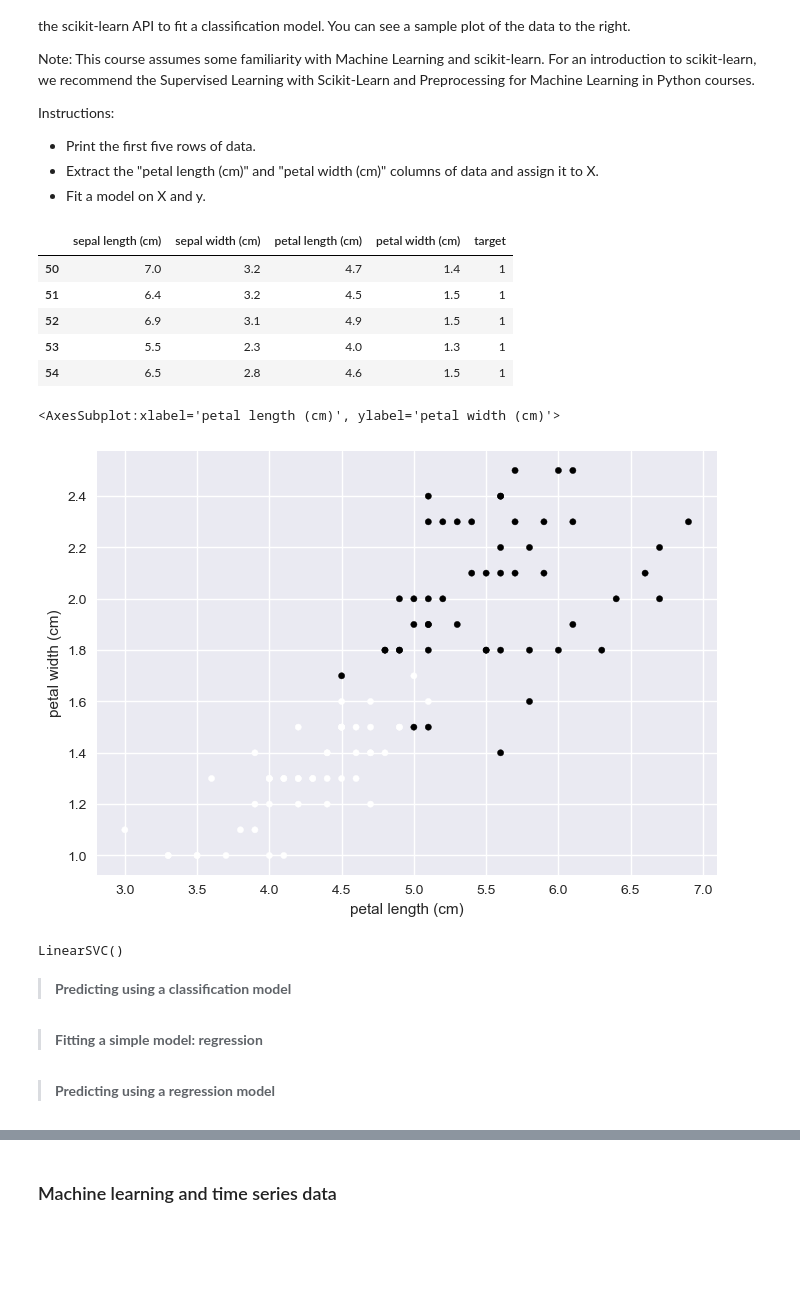
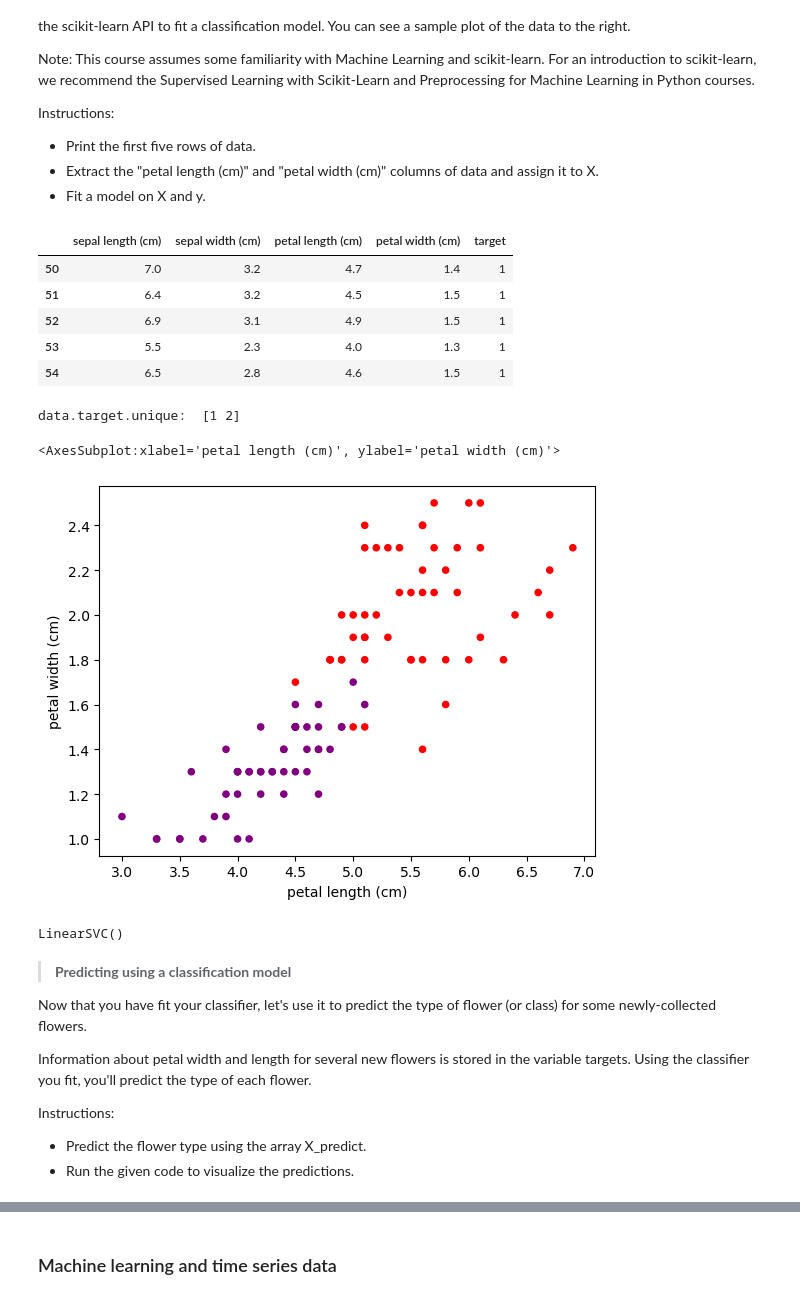
Before and after one commit to anhhaibkhn/Data-Science-selfstudy-notes-Blog, a Jupyter notebook: _notebooks/Machine Learning for Time Series Data in Python/2022-08-29-Machine Learning for Time Series Data in Python.ipynb, the cells around one changed output, grey strips where cells are left out. Cells and saved outputs as stored; diff of their text form; code cells hidden in the pictures; blank space fills up the shorter version.

```diff
--- a/_notebooks/Machine Learning for Time Series Data in Python/2022-08-29-Machine Learning for Time Series Data in Python.ipynb
+++ b/_notebooks/Machine Learning for Time Series Data in Python/2022-08-29-Machine Learning for Time Series Data in Python.ipynb
@@ -158,21 +156,25 @@ Instructions:<br>
 - Fit a model on X and y.
 # %%
 data = pd.read_csv('datasets/iris.csv', index_col=[0])
+import matplotlib as mpl
+mpl.rcParams.update(mpl.rcParamsDefault)
+plt.style.use('default')
-# %%
-plt.style.use('seaborn')
 # %%
 # Print the first 5 rows for inspection
 display(data.head())
-data.plot.scatter(x='petal length (cm)', y='petal width (cm)', c =data.target)
+print("data.target.unique: ",data.target.unique())
+colors = np.where(data["target"]==1,'purple','red')
+data.plot.scatter(x='petal length (cm)', y='petal width (cm)', c=colors)
 # %% [output]
 |  | sepal length (cm) | sepal width (cm) | petal length (cm) | petal width (cm) | target |
 | 50 | 7.0 | 3.2 | 4.7 | 1.4 | 1 |
 | 51 | 6.4 | 3.2 | 4.5 | 1.5 | 1 |
 | 52 | 6.9 | 3.1 | 4.9 | 1.5 | 1 |
 | 53 | 5.5 | 2.3 | 4.0 | 1.3 | 1 |
 | 54 | 6.5 | 2.8 | 4.6 | 1.5 | 1 |
-<AxesSubplot:xlabel='petal length (cm)', ylabel='petal width (cm)'>
+data.target.unique:  [1 2]
+<AxesSubplot:xlabel='petal length (cm)', ylabel='petal width (cm)'>
-[figure, old version]
+[figure, new version]
 # %%
 from sklearn.svm import LinearSVC
 
@@ -185,9 +187,14 @@ model = LinearSVC()
 model.fit(X, y)
 # %% [output]
 LinearSVC()
-# %% [markdown]
-> **Predicting using a classification model**
-# %% [markdown]
-> **Fitting a simple model: regression**
-# %% [markdown]
-> **Predicting using a regression model**
+# %% [markdown]
+> **Predicting using a classification model**
+
+Now that you have fit your classifier, let's use it to predict the type of flower (or class) for some newly-collected flowers.
+
+Information about petal width and length for several new flowers is stored in the variable targets. Using the classifier you fit, you'll predict the type of each flower.
+
+Instructions:<br>
+
+- Predict the flower type using the array X_predict.
+- Run the given code to visualize the predictions.
```
Also changed, not shown: parts of 122 cells of this notebook, 22 other files.
